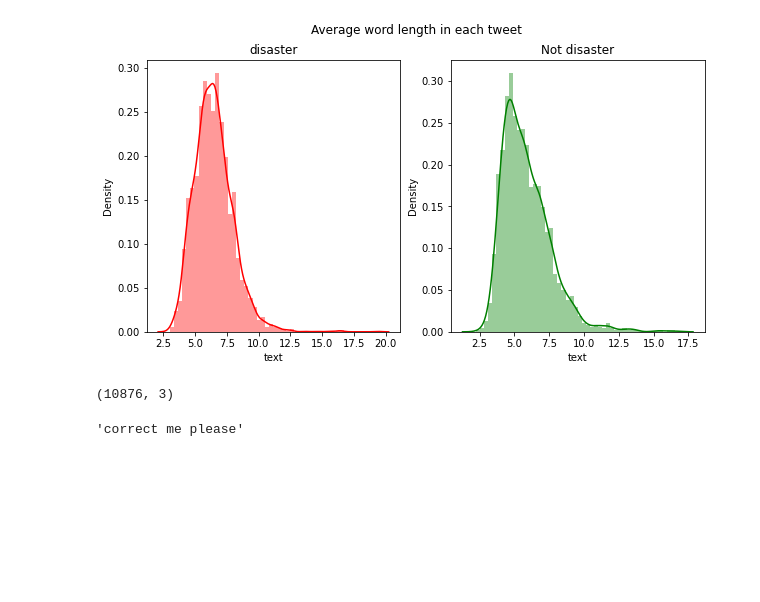
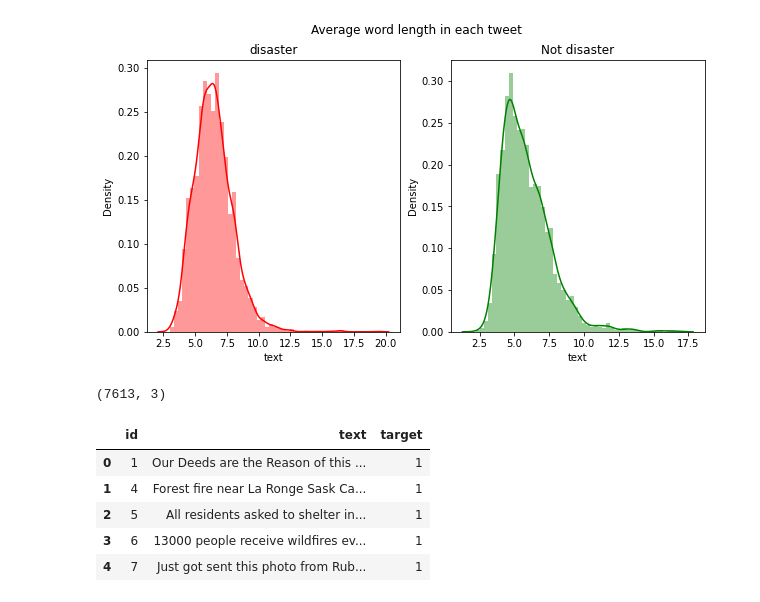
Before and after one commit to mehmetkayaci/RealOrNot_NPL, a Jupyter notebook: dataAnalysis.ipynb, the cells around one changed output. Drawn from its saved outputs; the diff is of its cells as text; code cells hidden in the pictures; blank space fills up the shorter version.

```diff
--- a/dataAnalysis.ipynb
+++ b/dataAnalysis.ipynb
@@ -144,10 +131,10 @@ fig.suptitle('Average word length in each tweet')
 Text(0.5, 0.98, 'Average word length in each tweet')
 [figure]
 # %%
-df=pd.concat([train_data,test_data])
+df=train_data
 df.shape
 # %% [output]
-(10876, 3)
+(7613, 3)
 # %%
 #removing url in tweets
 def remove_URL(text):
@@ -194,18 +172,0 @@ def create_corpus(target):
-# %%
-from spellchecker import SpellChecker
-
-spell = SpellChecker()
-def correct_spellings(text):
-    corrected_text = []
-    misspelled_words = spell.unknown(text.split())
-    for word in text.split():
-        if word in misspelled_words:
-            corrected_text.append(spell.correction(word))
-        else:
-            corrected_text.append(word)
-    return " ".join(corrected_text)
-
-text = "corect me plese"
-correct_spellings(text)
-# %% [output]
-'correct me please'
@@ -212 +181,10 @@ correct_spellings(text)
+# %%
+df.head()
+# %% [output]
+|  | id | text | target |
+| 0 | 1 | Our Deeds are the Reason of this ... | 1 |
+| 1 | 4 | Forest fire near La Ronge Sask Ca... | 1 |
+| 2 | 5 | All residents asked to shelter in... | 1 |
+| 3 | 6 | 13000 people receive wildfires ev... | 1 |
+| 4 | 7 | Just got sent this photo from Rub... | 1 |
 # %%
```
Also changed, not shown: parts of 27 cells of this notebook, 1 other file.
